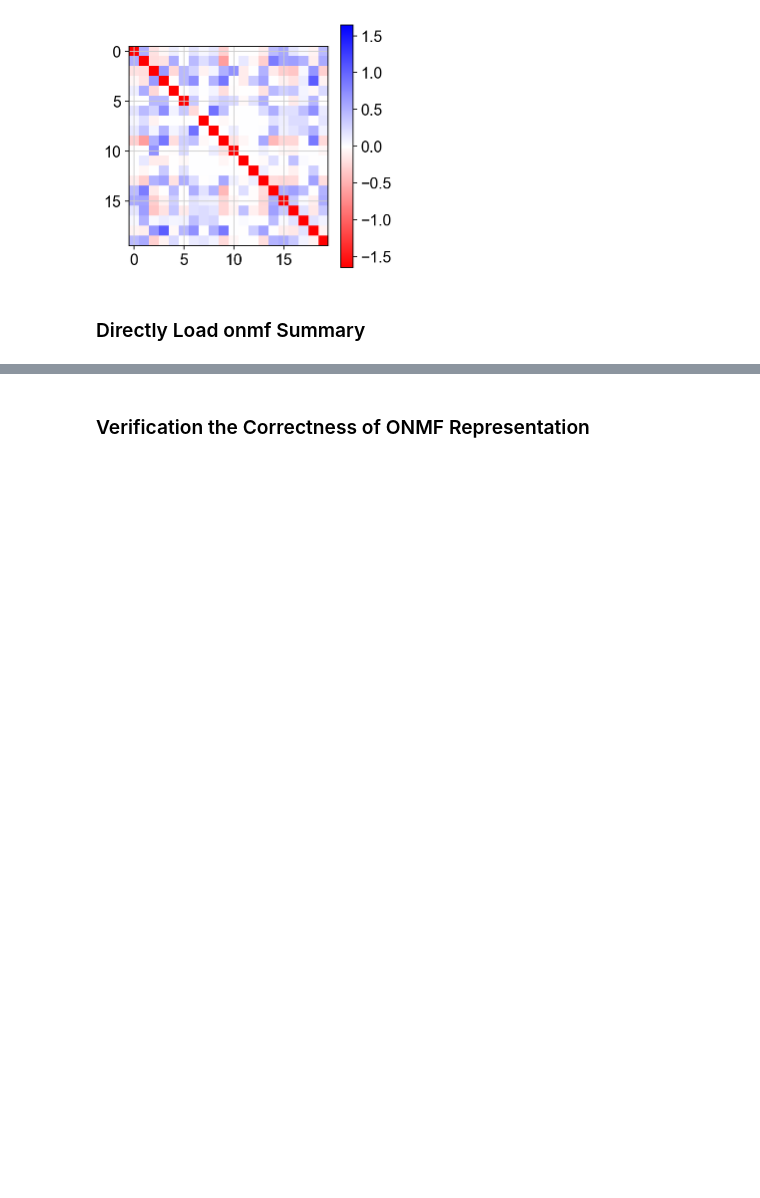
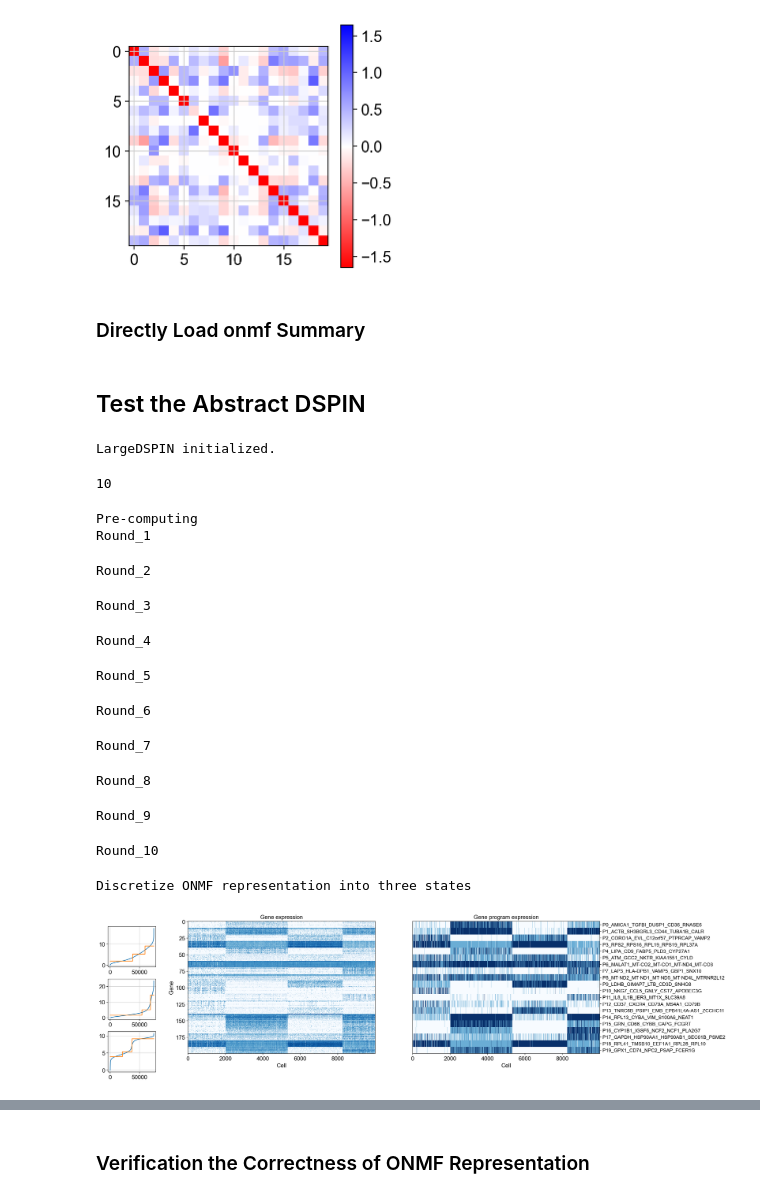
Before and after one commit to YingyGong/DSPIN-abstract, a Jupyter notebook: D_SPIN_example_single_cell_signalling.ipynb, the cells around one changed output, grey strips where cells are left out. Drawn from its saved outputs; the diff is of its cells as text; code cells hidden in the pictures; blank space fills up the shorter version.

Commit message:
dspin-abstract works for both examples, but the attribute setting is weird

```diff
--- a/D_SPIN_example_single_cell_signalling.ipynb
+++ b/D_SPIN_example_single_cell_signalling.ipynb
@@ -31,7 +31,7 @@ num_spin = 20
 num_pool = num_spin
 num_repeat = 10
 task_name = "thomsonlab_signaling"
-save_path = "./test/test090404/"
+save_path = "test/test_large090801/"
 # %% [markdown]
 ## Test with DSPIN Class
 # %%
@@ -144,3 +144,5 @@ onmf_summary = np.load('test/test_signalling/onmf_summary_20.npy', allow_pickle=
 a.onmf_summary = onmf_summary
 # %%
 a.matrix_balance()
+# %% [markdown]
+## Test the Abstract DSPIN
@@ -146,0 +157,24 @@ a.matrix_balance()
+# %%
+a = DSPIN(cadata, save_path, num_spin=num_spin)
+# %% [output]
+LargeDSPIN initialized.
+# %%
+a.num_repeat
+# %% [output]
+10
+# %%
+a.gene_program_discovery(sample_column_name= 'sample_batch')
+# %% [output]
+Pre-computing
+Round_1
+Round_2
+Round_3
+Round_4
+Round_5
+Round_6
+Round_7
+Round_8
+Round_9
+Round_10
+Discretize ONMF representation into three states
+[figure, added]
```
Also changed, not shown: parts of 23 cells of this notebook, 2 other files.
